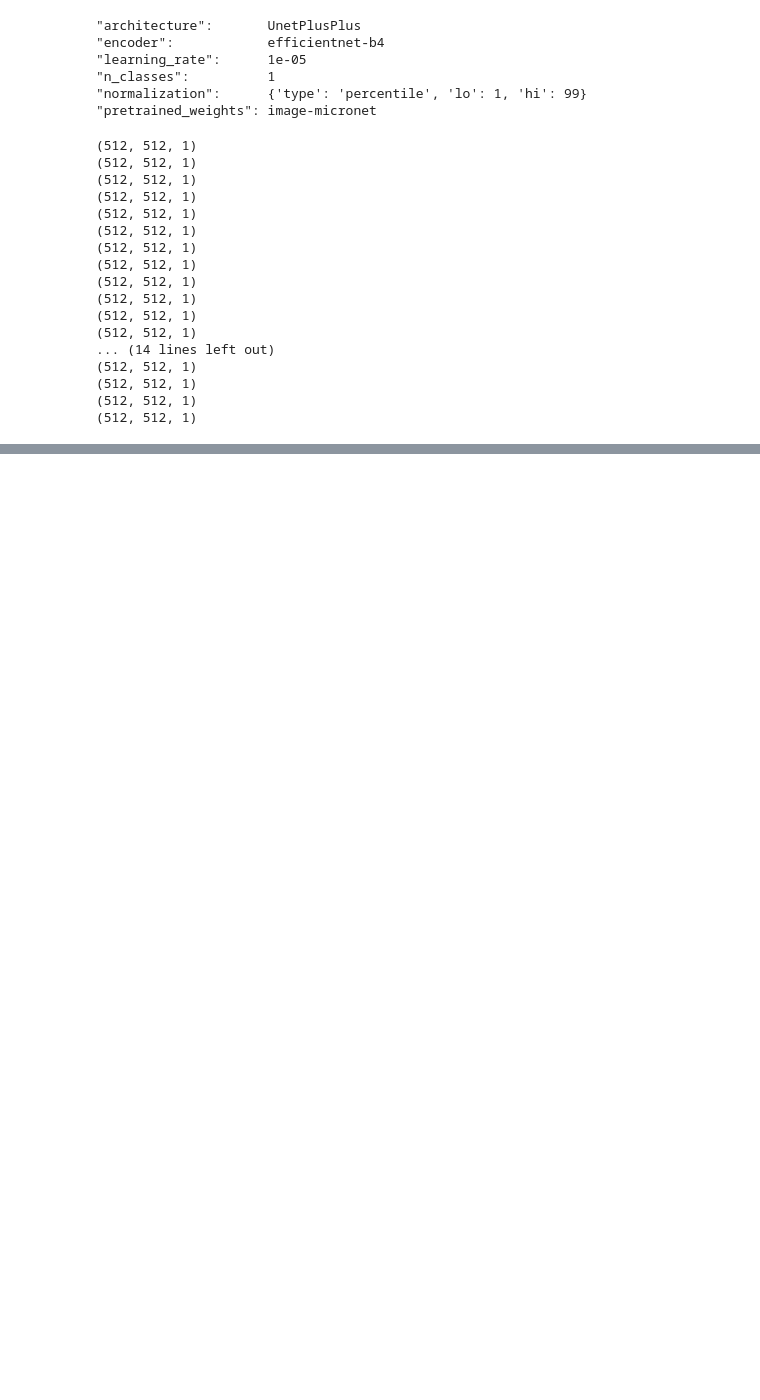
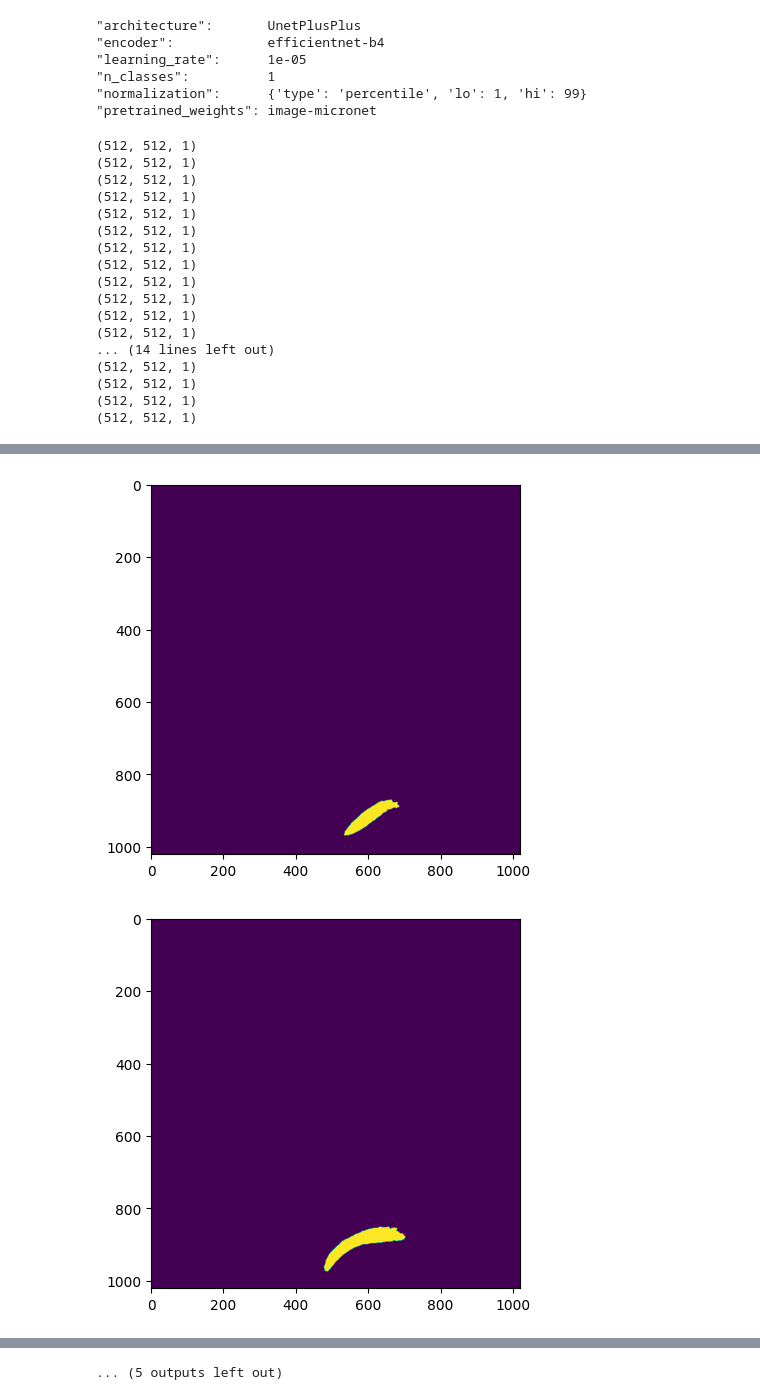
Before and after one commit to spsalmon/towbintools, a Jupyter notebook: towbintools/deep_learning/test_network.ipynb, the cells around one changed output, grey strips where cells are left out. Cells and saved outputs as stored; diff of their text form; code cells hidden in the pictures; blank space fills up the shorter version.

```diff
--- a/towbintools/deep_learning/test_network.ipynb
+++ b/towbintools/deep_learning/test_network.ipynb
@@ -323,2 +320,0 @@ plt.show()
-# %%
-mask = deep_learning_segmentation(test_img, model, torch.device('cpu'), preprocessing_fn, tiler, channels=[0])
@@ -329,0 +321,10 @@ plt.show()
+# %%
+from towbintools.foundation.binary_image import get_biggest_object
+
+total_mask = np.zeros((test_img.shape[0], test_img.shape[2], test_img.shape[3]), dtype=np.uint8)
+
+for i,plane in enumerate(test_img):
+    print(plane[0].shape)
+    mask = deep_learning_segmentation(plane[2], model, torch.device('cpu'), preprocessing_fn, tiler, channels=[0]).squeeze()
+    mask = get_biggest_object(mask)
+    total_mask[i] = mask
@@ -329,0 +349,7 @@ plt.show()
+# %%
+for i, plane in enumerate(total_mask):
+    plt.imshow(plane)
+    plt.show()
+# %% [output]
+[figure, added]
+[figure, added]
@@ -329,0 +366 @@ plt.show()
+... (5 outputs left out)
```
Also changed, not shown: parts of 10 cells of this notebook, 5 other files.
